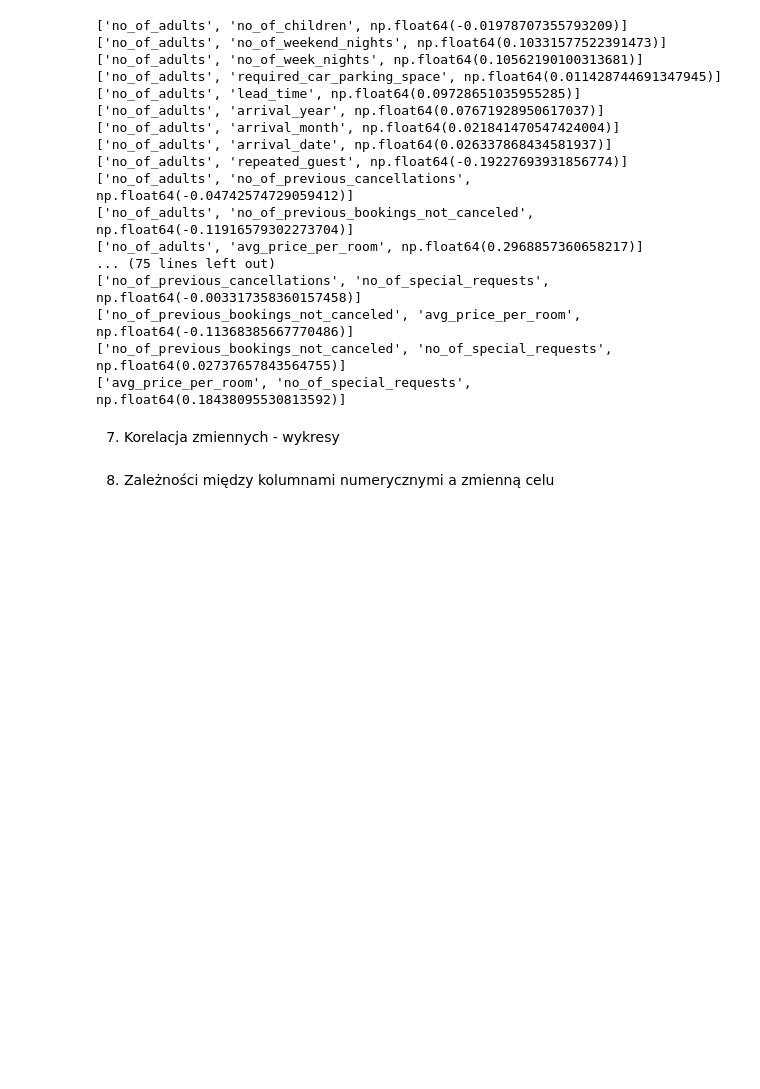
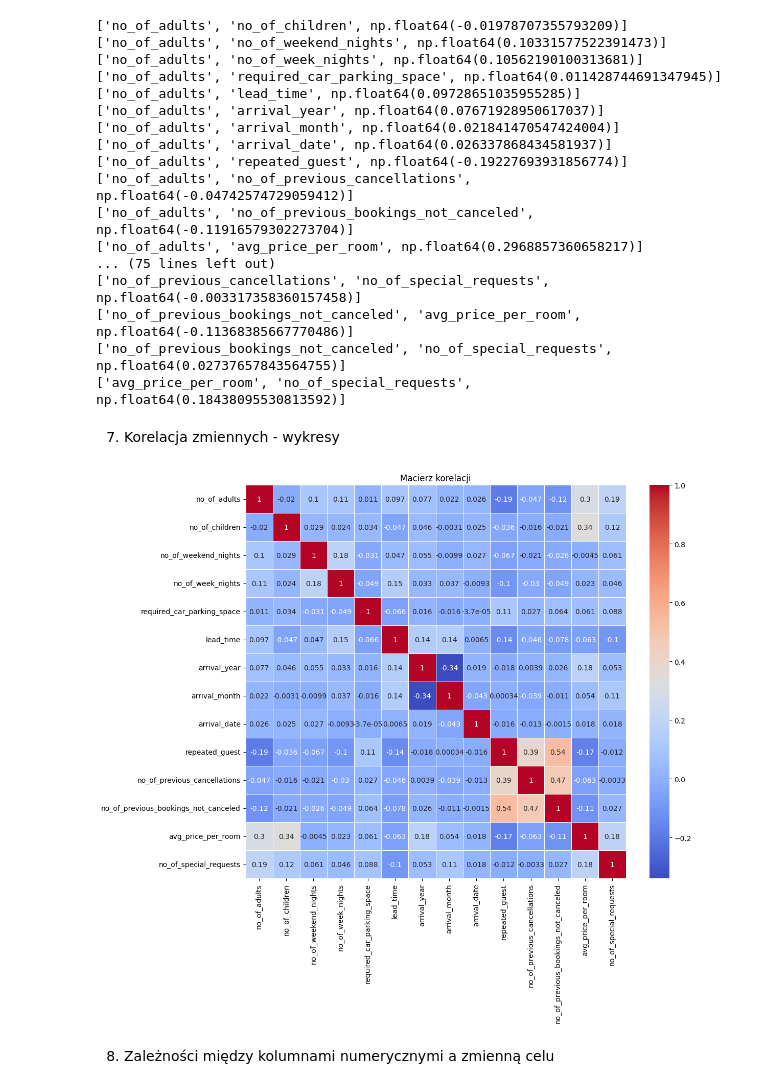
Before and after one commit to KsaweryKomasara/Projekt_KNDS, a Jupyter notebook: Nootebooks/main.ipynb, the cells around one changed output. Saved outputs shown, nothing was run; the diff lists cells and outputs as text; code cells hidden in the pictures; blank space fills up the shorter version.

```diff
--- a/Nootebooks/main.ipynb
+++ b/Nootebooks/main.ipynb
@@ -135,7 +135,11 @@ dataAnalysis.correlationCoefficient(data)
 # %% [markdown]
   7. Korelacja zmiennych - wykresy
 # %%
-# dataAnalysis.plotScatterDiagrams(data)
+# Do pokazania korealacji miezy zmiennymi najlepsza jest heatmap, bo pokazuje korelacje między wszystkimi zmiennymi jednocześnie.
+
+dataAnalysis.plotHeatmap(data)
+# %% [output]
+[figure, added]
 # %% [markdown]
   8. Zależności między kolumnami numerycznymi a zmienną celu
 # %%
```
Also changed, not shown: parts of 10 cells of this notebook, 4 other files.
